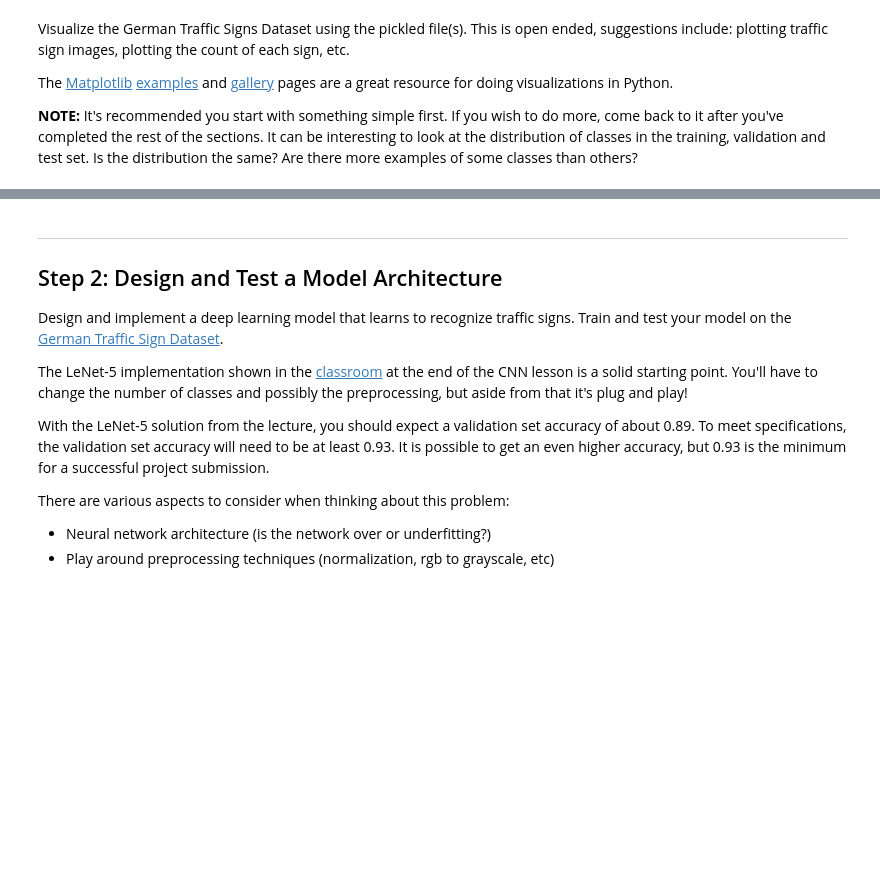
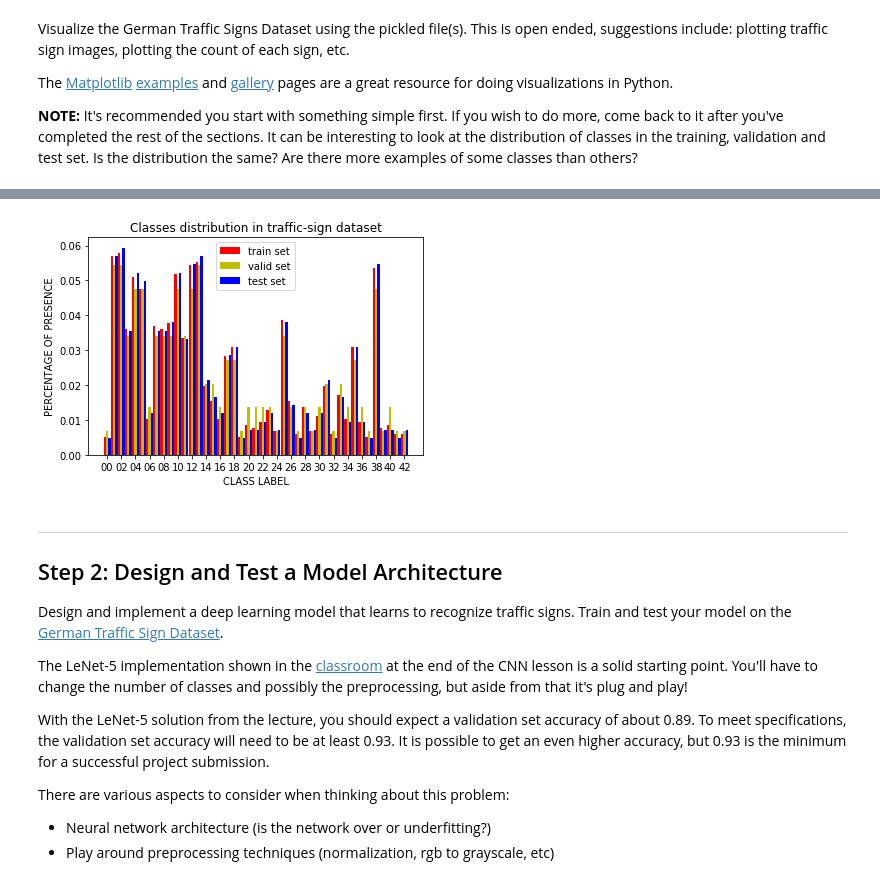
Before and after one commit to BeSlower/Self-Driving-Car, a Jupyter notebook: Project_2_traffic_sign_classification/Traffic_Sign_Classifier.ipynb, the cells around one changed output, grey strips where cells are left out. Saved outputs shown, nothing was run; the diff lists cells and outputs as text; code cells hidden in the pictures; blank space fills up the shorter version.

```diff
--- a/Project_2_traffic_sign_classification/Traffic_Sign_Classifier.ipynb
+++ b/Project_2_traffic_sign_classification/Traffic_Sign_Classifier.ipynb
@@ -156,3 +138,25 @@ print(y_train[index])
+# %%
+train_set_distribution, valid_set_distribution, test_set_distribution = np.zeros(n_classes), np.zeros(n_classes), np.zeros(n_classes)
+for cls_id in range(n_classes):
+    train_set_distribution[cls_id] = np.sum(y_train==cls_id) / n_train
+    valid_set_distribution[cls_id] = np.sum(y_valid==cls_id) / n_validation
+    test_set_distribution[cls_id] = np.sum(y_test==cls_id) / n_test
+
+fig, ax = plt.subplots()
+
+col_width = 0.33
+bar_train = ax.bar(np.arange(n_classes), train_set_distribution, width=col_width, color='r')
+bar_valid = ax.bar(np.arange(n_classes)+col_width, valid_set_distribution, width=col_width, color='y')
+bar_test = ax.bar(np.arange(n_classes)+2*col_width, test_set_distribution, width=col_width, color='b')
+ax.set_ylabel('PERCENTAGE OF PRESENCE')
+ax.set_xlabel('CLASS LABEL')
+ax.set_title('Classes distribution in traffic-sign dataset')
+ax.set_xticks(np.arange(0, n_classes, 2)+col_width)
+ax.set_xticklabels(['{:02d}'.format(c) for c in range(0, n_classes, 2)])
+ax.legend((bar_train[0], bar_valid[0], bar_test[0]), ('train set', 'valid set', 'test set'))
+plt.show()
+# %% [output]
+[figure, added]
 # %% [markdown]
 ----
 
```
Also changed, not shown: parts of 25 cells of this notebook, 4 other files.
